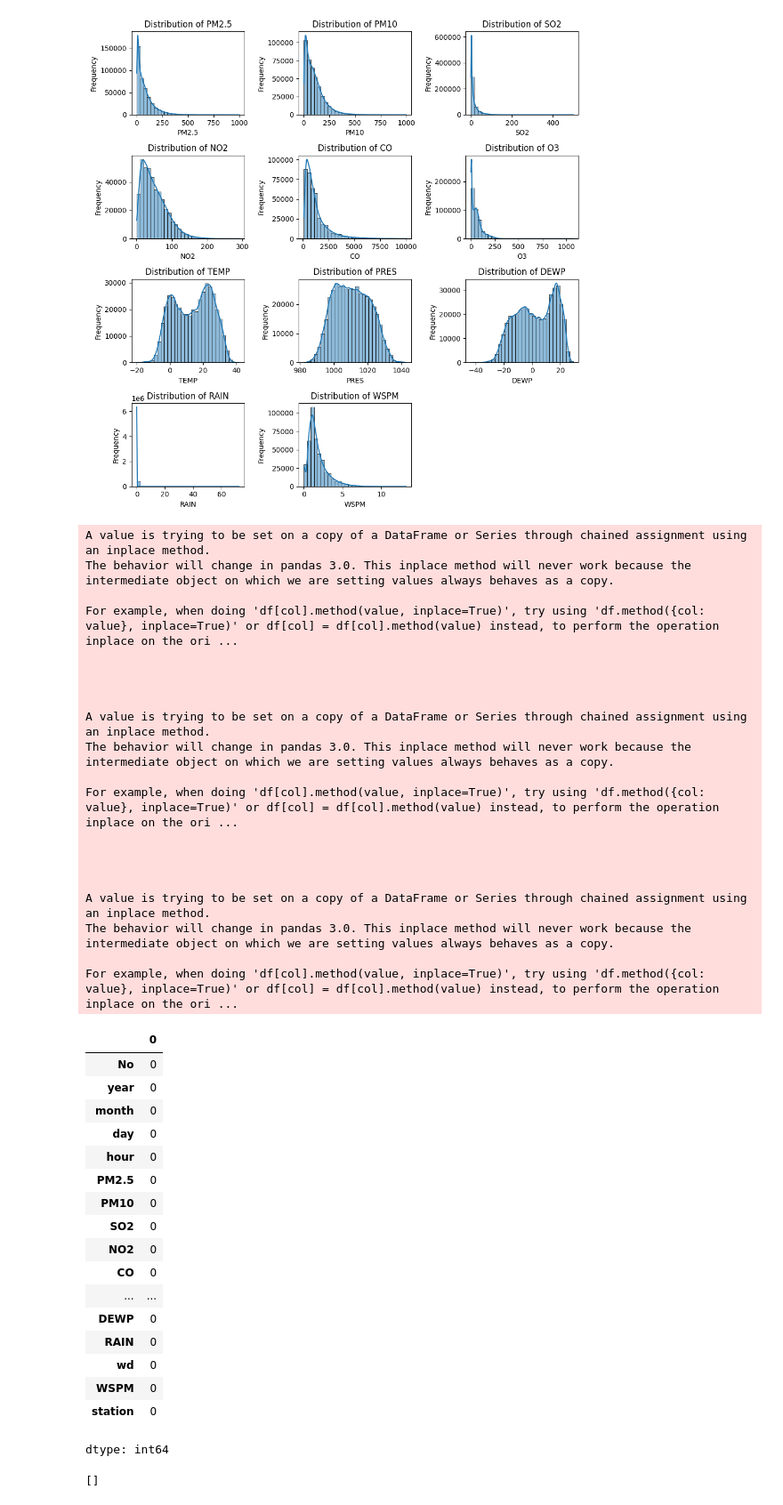
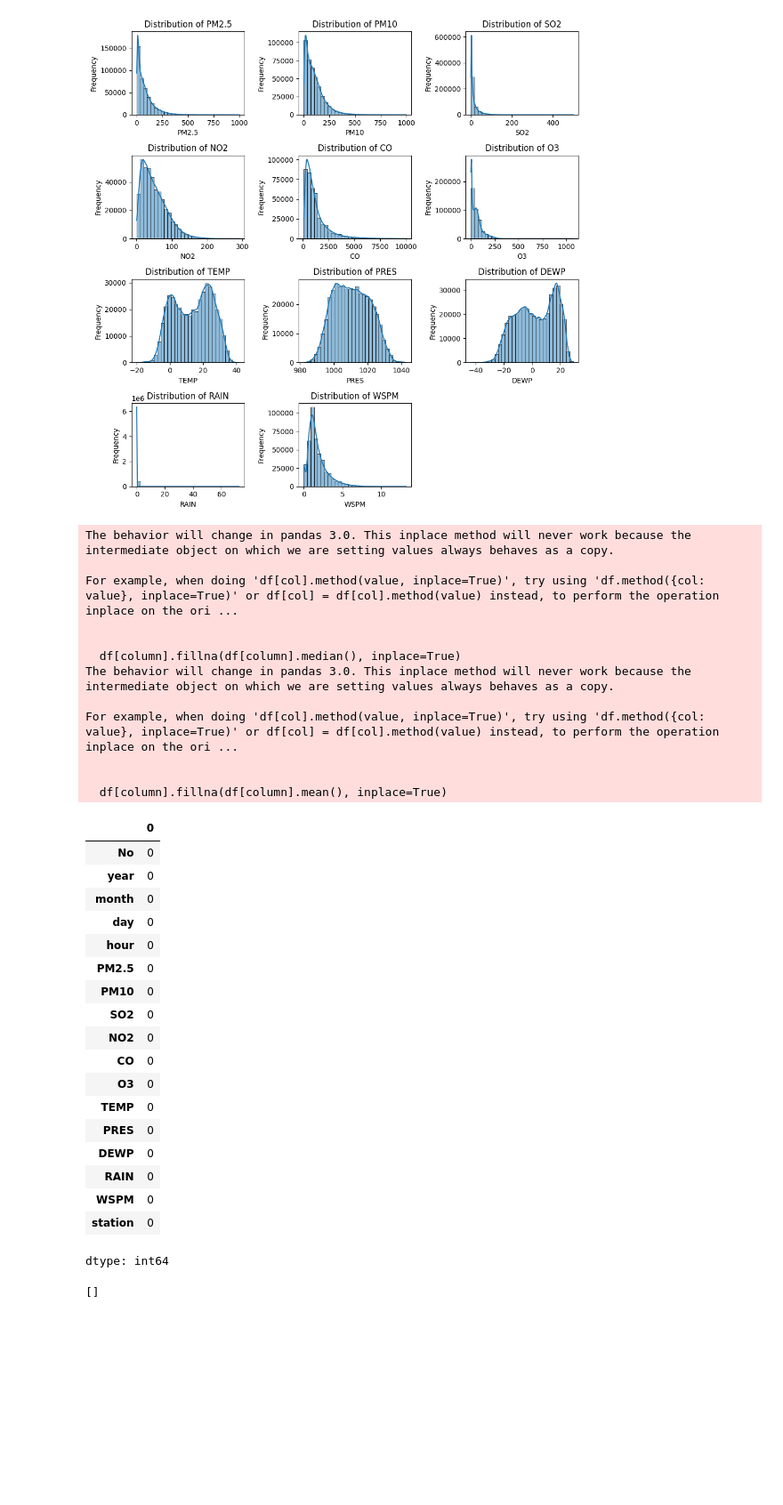
Before and after one commit to Allenstrange/CMP-Assessment, a Jupyter notebook: CMP_Project.ipynb, the cells around one changed output. Shown at 89% size. Cells and saved outputs as stored; diff of their text form; code cells hidden in the pictures; blank space fills up the shorter version.

```diff
--- a/CMP_Project.ipynb
+++ b/CMP_Project.ipynb
@@ -188,49 +188,42 @@ for column in skewed_columns:
 # For unskewed variables, using mean
 symmetric_columns = ['TEMP', 'PRES', 'DEWP']
 for column in symmetric_columns:
     df[column].fillna(df[column].mean(), inplace=True)
 
-# For categorical variables, using mode
-df['wd'].fillna(df['wd'].mode()[0], inplace=True)
+# For categorical variables, dropping wd column
+df = df.drop('wd', axis=1)
 
 # Check if there are any remaining missing values
 df.isnull().sum()
 # %% [output]
-A value is trying to be set on a copy of a DataFrame or Series through chained assignment using an inplace method.
 The behavior will change in pandas 3.0. This inplace method will never work because the intermediate object on which we are setting values always behaves as a copy.
 
 For example, when doing 'df[col].method(value, inplace=True)', try using 'df.method({col: value}, inplace=True)' or df[col] = df[col].method(value) instead, to perform the operation inplace on the ori ...
 
 
-
-
-A value is trying to be set on a copy of a DataFrame or Series through chained assignment using an inplace method.
+  df[column].fillna(df[column].median(), inplace=True)
 The behavior will change in pandas 3.0. This inplace method will never work because the intermediate object on which we are setting values always behaves as a copy.
 
 For example, when doing 'df[col].method(value, inplace=True)', try using 'df.method({col: value}, inplace=True)' or df[col] = df[col].method(value) instead, to perform the operation inplace on the ori ...
 
 
-
-
-A value is trying to be set on a copy of a DataFrame or Series through chained assignment using an inplace method.
-The behavior will change in pandas 3.0. This inplace method will never work because the intermediate object on which we are setting values always behaves as a copy.
-
-For example, when doing 'df[col].method(value, inplace=True)', try using 'df.method({col: value}, inplace=True)' or df[col] = df[col].method(value) instead, to perform the operation inplace on the ori ...
+  df[column].fillna(df[column].mean(), inplace=True)
 |  | 0 |
 | No | 0 |
 | year | 0 |
 | month | 0 |
 | day | 0 |
 | hour | 0 |
 | PM2.5 | 0 |
 | PM10 | 0 |
 | SO2 | 0 |
 | NO2 | 0 |
 | CO | 0 |
-| ... | ... |
+| O3 | 0 |
+| TEMP | 0 |
+| PRES | 0 |
 | DEWP | 0 |
 | RAIN | 0 |
-| wd | 0 |
 | WSPM | 0 |
 | station | 0 |
 dtype: int64
```
Also changed, not shown: parts of 3 cells of this notebook.
